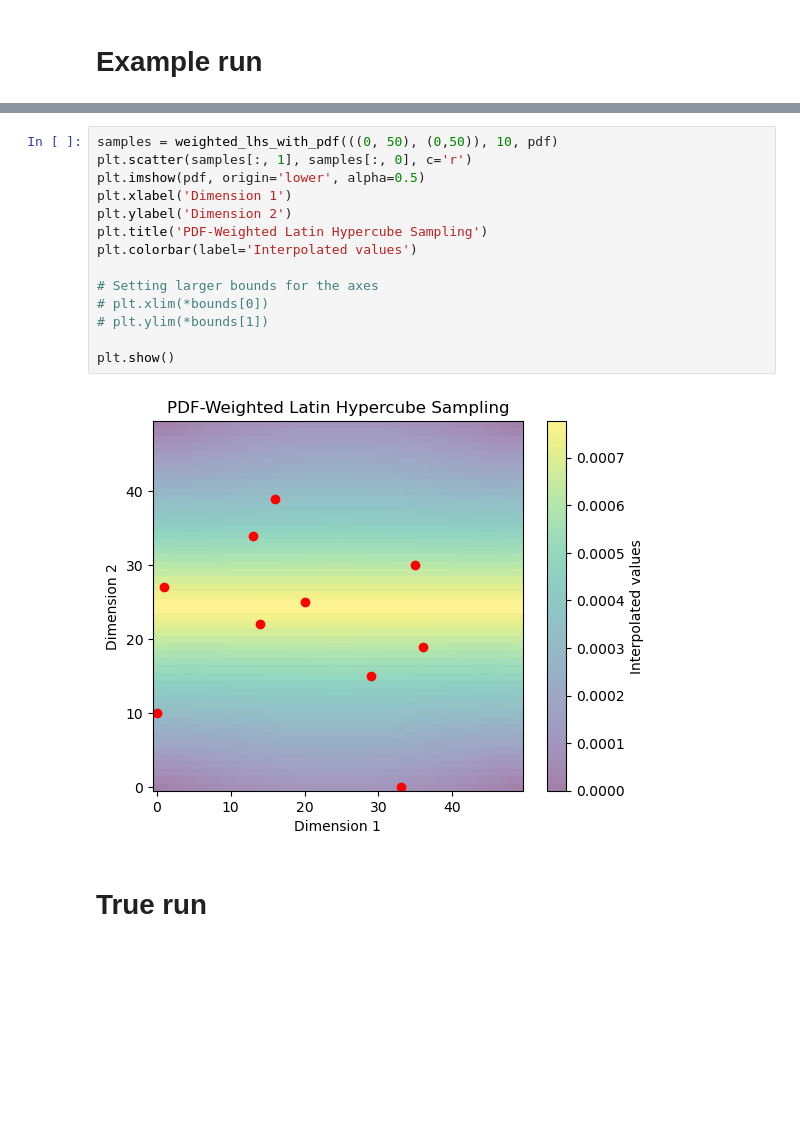
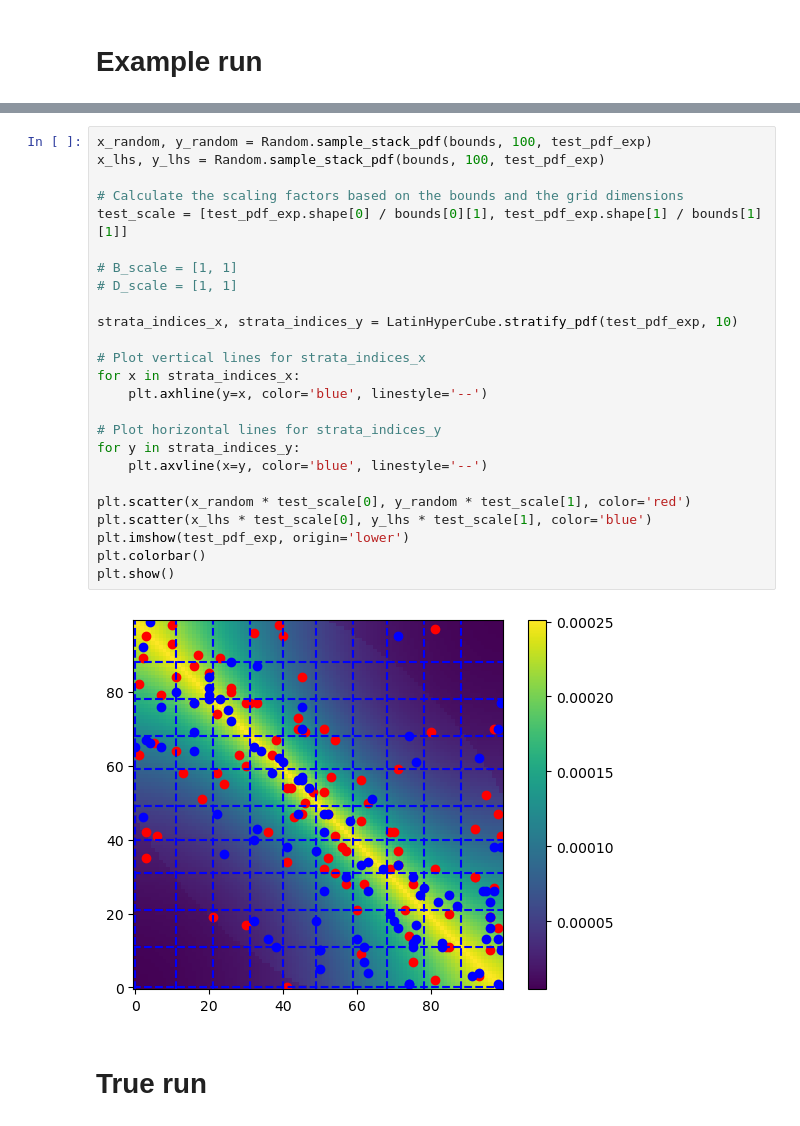
Before and after one commit to darkraisisi/sampling_hillslope_surrogate, a Jupyter notebook: exploitation.ipynb, the cells around one changed output, grey strips where cells are left out. Cells and saved outputs as stored; diff of their text form; blank space fills up the shorter version.

```diff
--- a/exploitation.ipynb
+++ b/exploitation.ipynb
@@ -158,19 +183,30 @@ plt.show()
-# %%
-samples = weighted_lhs_with_pdf(((0, 50), (0,50)), 10, pdf)
-plt.scatter(samples[:, 1], samples[:, 0], c='r')
-plt.imshow(pdf, origin='lower', alpha=0.5)
-plt.xlabel('Dimension 1')
-plt.ylabel('Dimension 2')
-plt.title('PDF-Weighted Latin Hypercube Sampling')
-plt.colorbar(label='Interpolated values')
-
-# Setting larger bounds for the axes
-# plt.xlim(*bounds[0])
-# plt.ylim(*bounds[1])
-
-plt.show()
-# %% [output]
-[figure, removed]
+# %%
+x_random, y_random = Random.sample_stack_pdf(bounds, 100, test_pdf_exp)
+x_lhs, y_lhs = Random.sample_stack_pdf(bounds, 100, test_pdf_exp)
+
+# Calculate the scaling factors based on the bounds and the grid dimensions
+test_scale = [test_pdf_exp.shape[0] / bounds[0][1], test_pdf_exp.shape[1] / bounds[1][1]]
+
+# B_scale = [1, 1]
+# D_scale = [1, 1]
+
+strata_indices_x, strata_indices_y = LatinHyperCube.stratify_pdf(test_pdf_exp, 10)
+
+# Plot vertical lines for strata_indices_x
+for x in strata_indices_x:
+    plt.axhline(y=x, color='blue', linestyle='--')
+
+# Plot horizontal lines for strata_indices_y
+for y in strata_indices_y:
+    plt.axvline(x=y, color='blue', linestyle='--')
+
+plt.scatter(x_random * test_scale[0], y_random * test_scale[1], color='red')
+plt.scatter(x_lhs * test_scale[0], y_lhs * test_scale[1], color='blue')
+plt.imshow(test_pdf_exp, origin='lower')
+plt.colorbar()
+plt.show()
+# %% [output]
+[figure, added]
 # %% [markdown]
 # True run
 # %% [markdown]
```
Also changed, not shown: parts of 40 cells of this notebook, 17 other files.
